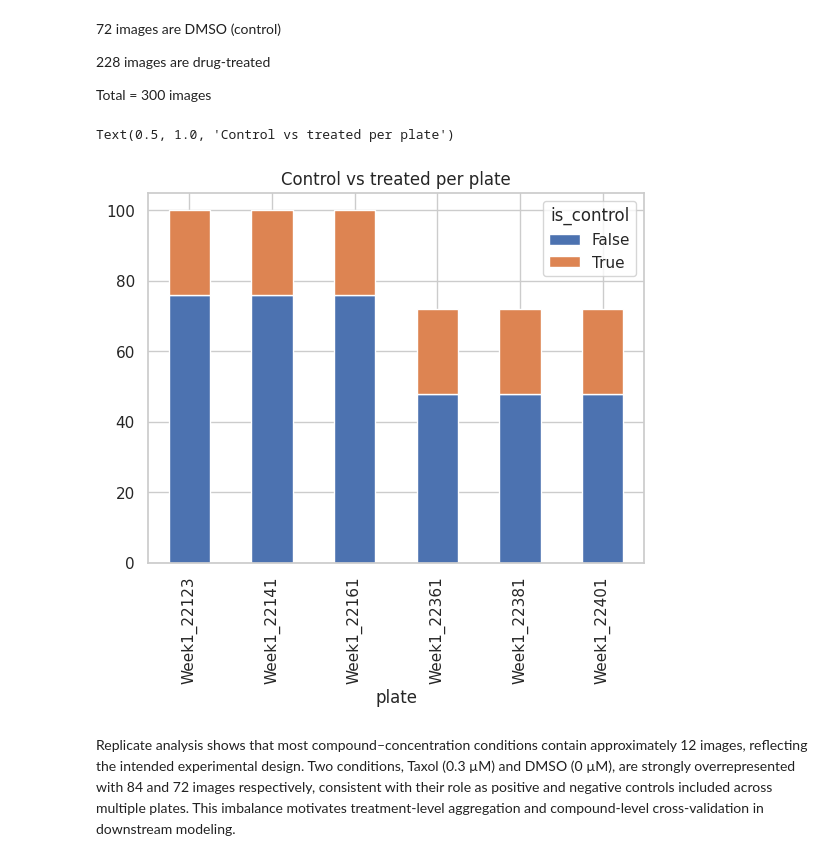
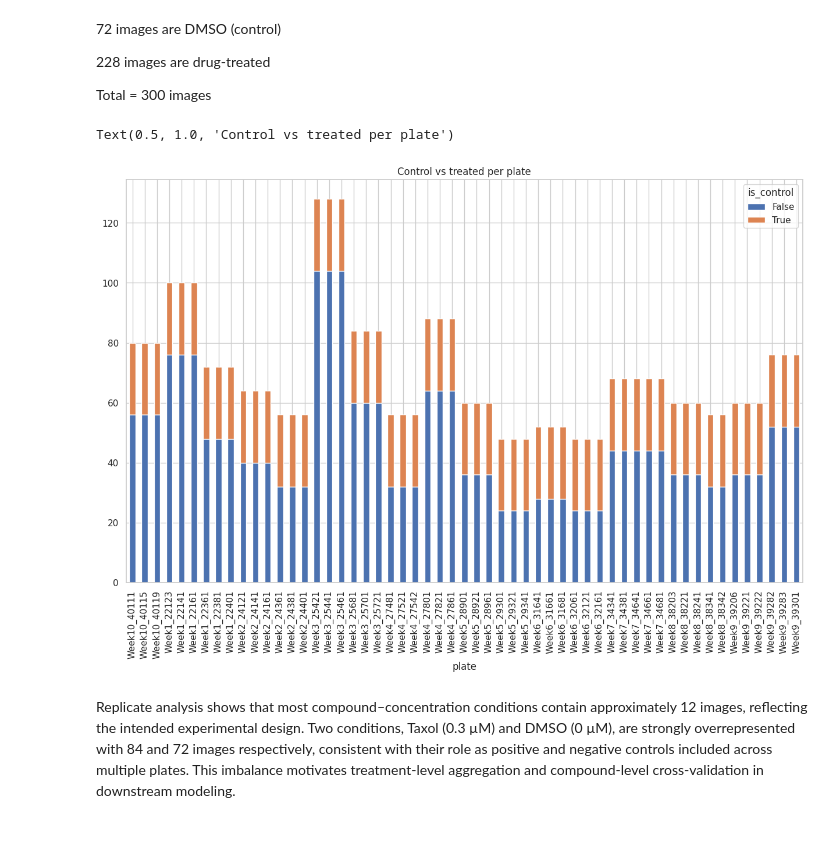
Before and after one commit to saamm/microscopy_self_supervised_learning, a Jupyter notebook: notebooks/02_metadata_analysis.ipynb, the cells around one changed output. Drawn from its saved outputs; the diff is of its cells as text; code cells hidden in the pictures; blank space fills up the shorter version.

```diff
--- a/notebooks/02_metadata_analysis.ipynb
+++ b/notebooks/02_metadata_analysis.ipynb
@@ -15,7 +15,7 @@ import seaborn as sns
 sns.set(style="whitegrid")
 # %%
 # metadata with moa
-full_meta = pd.read_csv("/content/drive/MyDrive/Colab Notebooks/microscopy_self_supervised_learning/data/processed/1metadata_with_moa.csv", keep_default_na=False, na_filter=False)
+full_meta = pd.read_csv("data/processed/metadata_with_moa.csv")
 full_meta.head(3)
 # %% [output]
 |  | TableNumber | ImageNumber | Image_FileName_DAPI | Image_PathName_DAPI | Image_FileName_Tubulin | ... |
@@ -254,8 +241,8 @@ It is included in every plate for calibration and QC.
 # %% [markdown]
 Step 5: Control vs treated
 # %%
-metadata_with_moa['is_control'] = metadata_with_moa['compound']=='DMSO'
-metadata_with_moa['is_control'].value_counts()
+full_meta['is_control'] = full_meta['compound']=='DMSO'
+full_meta['is_control'].value_counts()
 # %% [output]
 |  | count |
 | is_control |  |
@@ -275,11 +262,11 @@ baseline phenotype
 
 Total = 300 images
 # %%
-metadata_with_moa.groupby(['plate','is_control']).size().unstack().plot(kind='bar', stacked=True)
+full_meta.groupby(['plate','is_control']).size().unstack().plot(kind='bar', stacked=True, figsize=(15,9))
 plt.title("Control vs treated per plate")
 # %% [output]
 Text(0.5, 1.0, 'Control vs treated per plate')
-[figure, old version]
+[figure, new version]
 # %% [markdown]
 Replicate analysis shows that most compound–concentration conditions contain approximately 12 images, reflecting the intended experimental design. Two conditions, Taxol (0.3 µM) and DMSO (0 µM), are strongly overrepresented with 84 and 72 images respectively, consistent with their role as positive and negative controls included across multiple plates. This imbalance motivates treatment-level aggregation and compound-level cross-validation in downstream modeling.
 # %%
```
Also changed, not shown: parts of 24 cells of this notebook.
